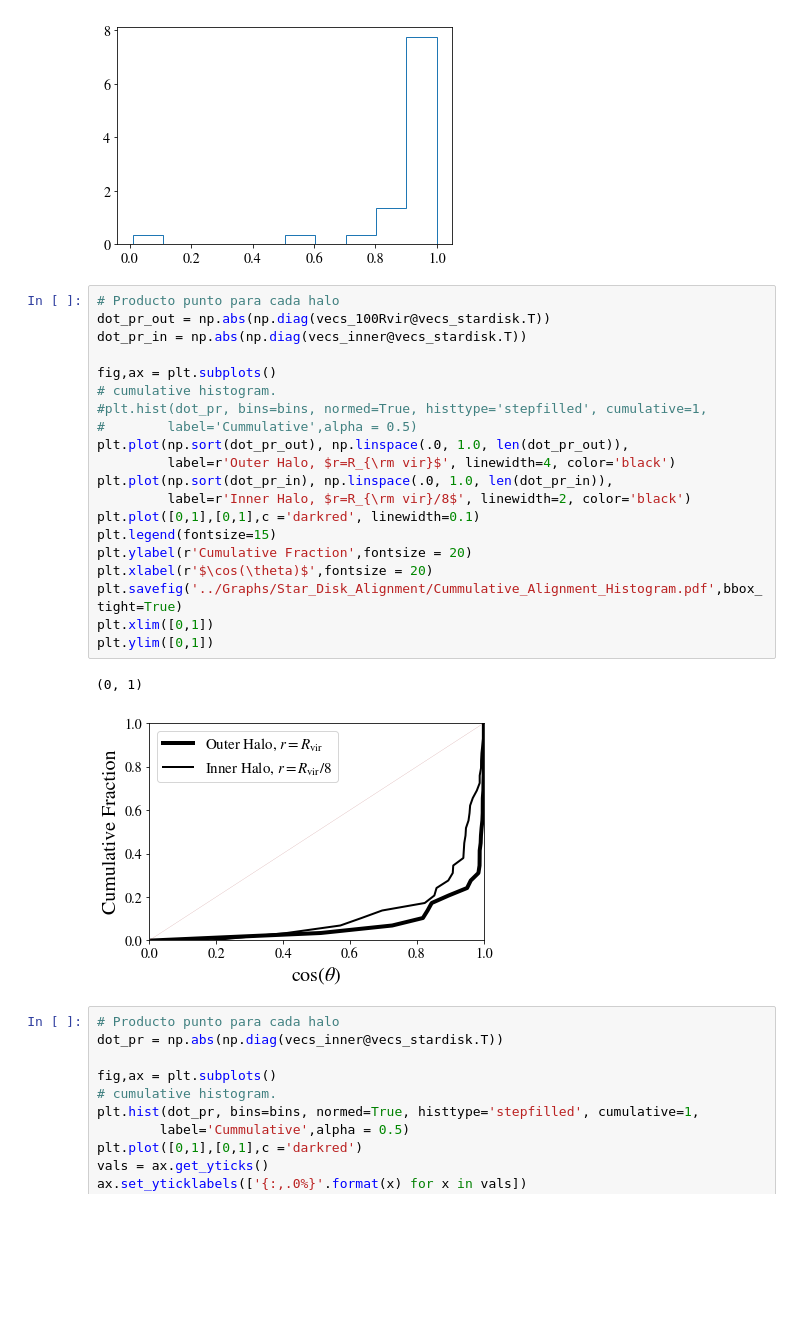
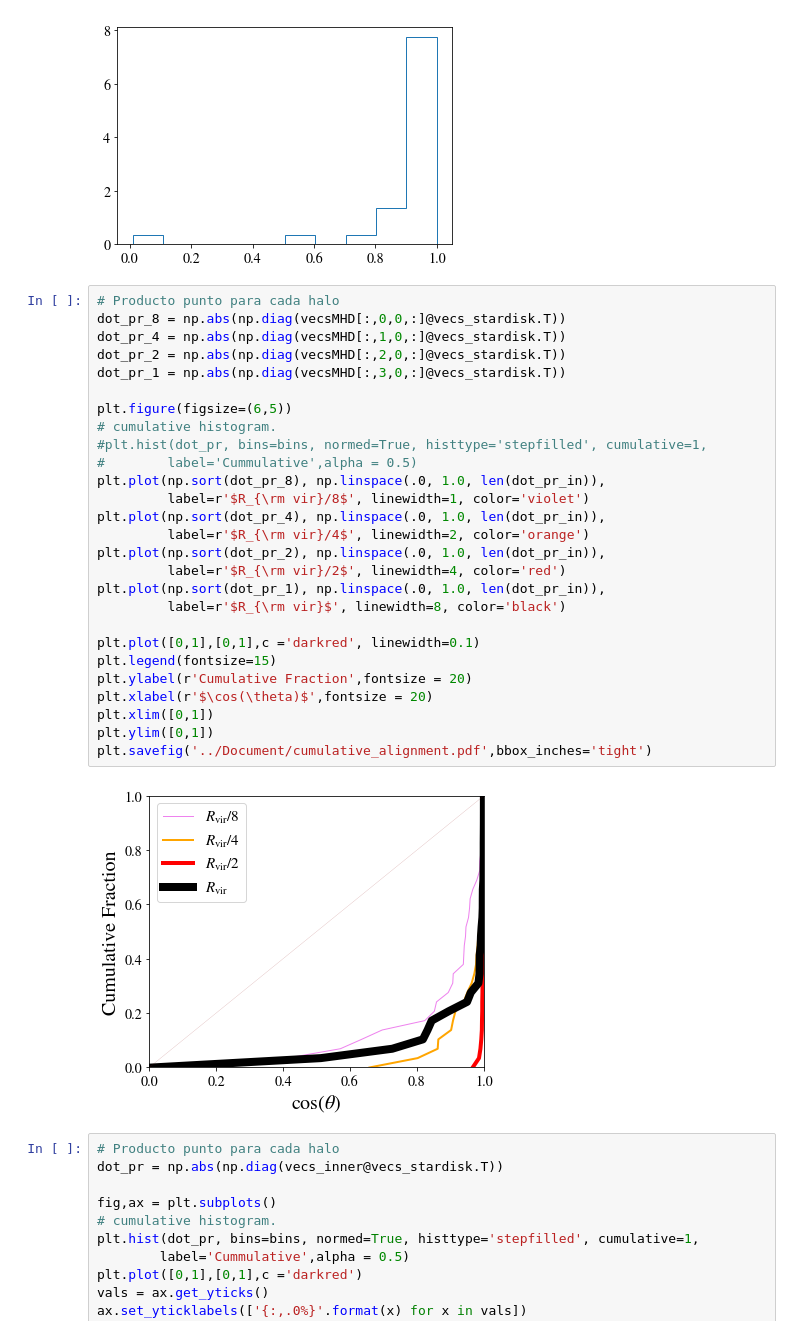
Before and after one commit to jdprada1760/Paper_Halo_shapes, a Jupyter notebook: Code/Star_Disk_DM_Alignment.ipynb, the cells around one changed output. Saved outputs shown, nothing was run; the diff lists cells and outputs as text; blank space fills up the shorter version.

```diff
--- a/Code/Star_Disk_DM_Alignment.ipynb
+++ b/Code/Star_Disk_DM_Alignment.ipynb
@@ -146,27 +147,33 @@ plt.show()
 [figure]
 # %%
 # Producto punto para cada halo
-dot_pr_out = np.abs(np.diag(vecs_100Rvir@vecs_stardisk.T))
-dot_pr_in = np.abs(np.diag(vecs_inner@vecs_stardisk.T))
+dot_pr_8 = np.abs(np.diag(vecsMHD[:,0,0,:]@vecs_stardisk.T))
+dot_pr_4 = np.abs(np.diag(vecsMHD[:,1,0,:]@vecs_stardisk.T))
+dot_pr_2 = np.abs(np.diag(vecsMHD[:,2,0,:]@vecs_stardisk.T))
+dot_pr_1 = np.abs(np.diag(vecsMHD[:,3,0,:]@vecs_stardisk.T))
 
-fig,ax = plt.subplots()
+plt.figure(figsize=(6,5))
 # cumulative histogram.
 #plt.hist(dot_pr, bins=bins, normed=True, histtype='stepfilled', cumulative=1,
 #        label='Cummulative',alpha = 0.5)
-plt.plot(np.sort(dot_pr_out), np.linspace(.0, 1.0, len(dot_pr_out)),
-         label=r'Outer Halo, $r=R_{\rm vir}$', linewidth=4, color='black')
-plt.plot(np.sort(dot_pr_in), np.linspace(.0, 1.0, len(dot_pr_in)),
-         label=r'Inner Halo, $r=R_{\rm vir}/8$', linewidth=2, color='black')
+plt.plot(np.sort(dot_pr_8), np.linspace(.0, 1.0, len(dot_pr_in)),
+         label=r'$R_{\rm vir}/8$', linewidth=1, color='violet')
+plt.plot(np.sort(dot_pr_4), np.linspace(.0, 1.0, len(dot_pr_in)),
+         label=r'$R_{\rm vir}/4$', linewidth=2, color='orange')
+plt.plot(np.sort(dot_pr_2), np.linspace(.0, 1.0, len(dot_pr_in)),
+         label=r'$R_{\rm vir}/2$', linewidth=4, color='red')
+plt.plot(np.sort(dot_pr_1), np.linspace(.0, 1.0, len(dot_pr_in)),
+         label=r'$R_{\rm vir}$', linewidth=8, color='black')
+
 plt.plot([0,1],[0,1],c ='darkred', linewidth=0.1)
 plt.legend(fontsize=15)
 plt.ylabel(r'Cumulative Fraction',fontsize = 20)
 plt.xlabel(r'$\cos(\theta)$',fontsize = 20)
-plt.savefig('../Graphs/Star_Disk_Alignment/Cummulative_Alignment_Histogram.pdf',bbox_tight=True)
 plt.xlim([0,1])
 plt.ylim([0,1])
+plt.savefig('../Document/cumulative_alignment.pdf',bbox_inches='tight')
 # %% [output]
-(0, 1)
-[figure, old version]
+[figure, new version]
 # %%
 # Producto punto para cada halo
 dot_pr = np.abs(np.diag(vecs_inner@vecs_stardisk.T))
```
Also changed, not shown: parts of 1 cell of this notebook, 3 other files.
